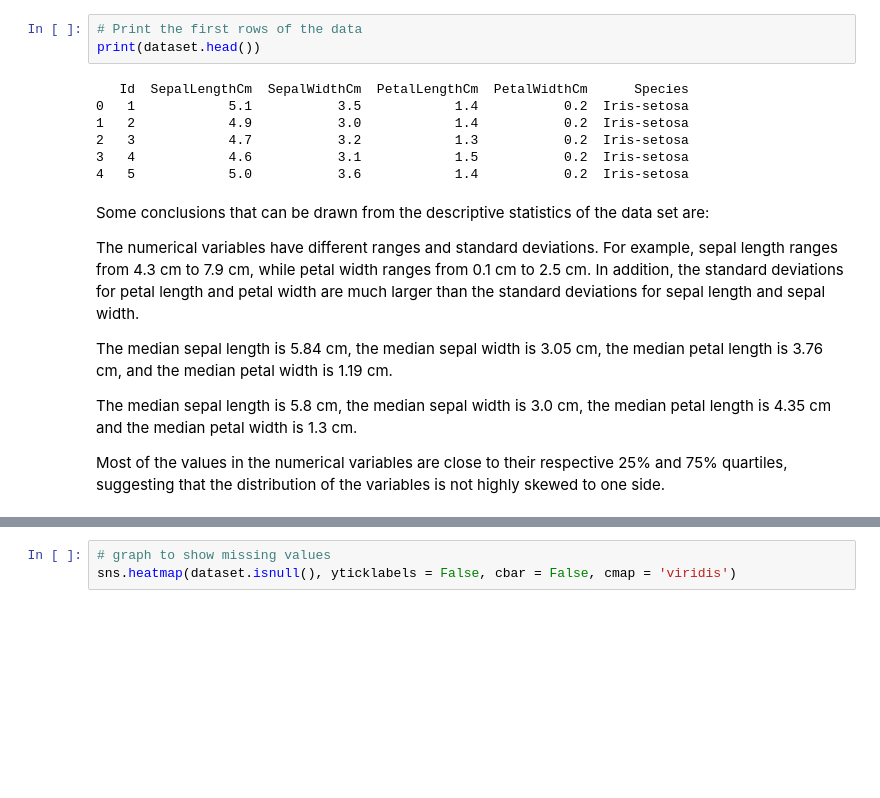
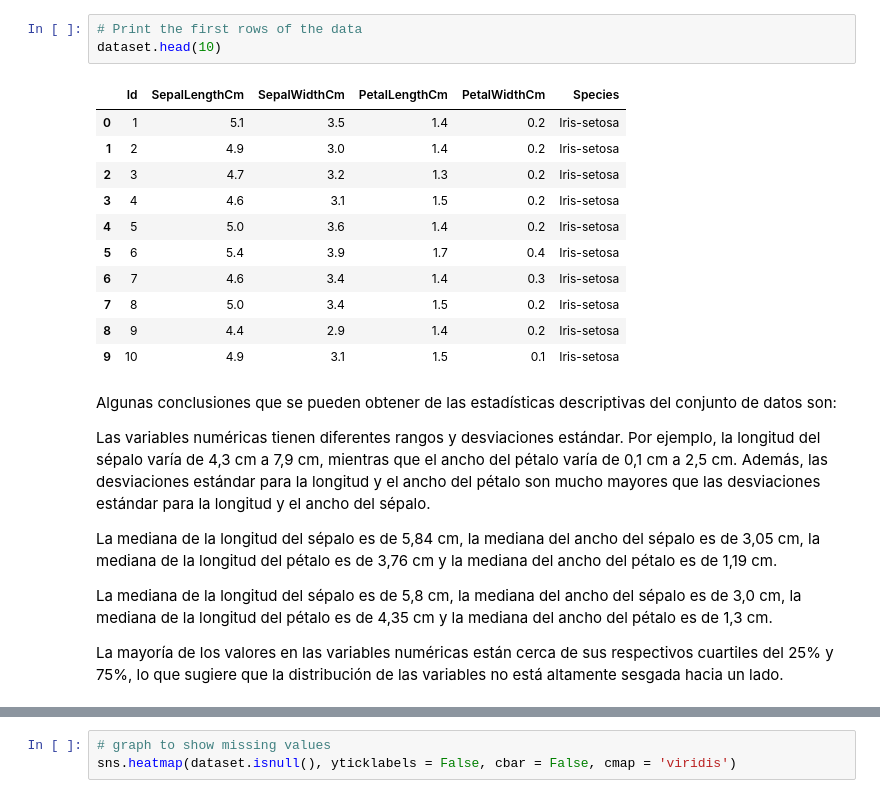
Before and after one commit to 20Candy/Hoja5-Mineria, a Jupyter notebook: Model_summary.ipynb, the cells around one changed output, grey strips where cells are left out. Cells and saved outputs as stored; diff of their text form; blank space fills up the shorter version.

```diff
--- a/Model_summary.ipynb
+++ b/Model_summary.ipynb
@@ -71,22 +70,27 @@ In summary, all numerical variables measure different dimensions of Iris flower
 # %%
 # Print the first rows of the data
-print(dataset.head())
+dataset.head(10)
 # %% [output]
-   Id  SepalLengthCm  SepalWidthCm  PetalLengthCm  PetalWidthCm      Species
-0   1            5.1           3.5            1.4           0.2  Iris-setosa
-1   2            4.9           3.0            1.4           0.2  Iris-setosa
-2   3            4.7           3.2            1.3           0.2  Iris-setosa
-3   4            4.6           3.1            1.5           0.2  Iris-setosa
-4   5            5.0           3.6            1.4           0.2  Iris-setosa
+|  | Id | SepalLengthCm | SepalWidthCm | PetalLengthCm | PetalWidthCm | Species |
+| 0 | 1 | 5.1 | 3.5 | 1.4 | 0.2 | Iris-setosa |
+| 1 | 2 | 4.9 | 3.0 | 1.4 | 0.2 | Iris-setosa |
+| 2 | 3 | 4.7 | 3.2 | 1.3 | 0.2 | Iris-setosa |
+| 3 | 4 | 4.6 | 3.1 | 1.5 | 0.2 | Iris-setosa |
+| 4 | 5 | 5.0 | 3.6 | 1.4 | 0.2 | Iris-setosa |
+| 5 | 6 | 5.4 | 3.9 | 1.7 | 0.4 | Iris-setosa |
+| 6 | 7 | 4.6 | 3.4 | 1.4 | 0.3 | Iris-setosa |
+| 7 | 8 | 5.0 | 3.4 | 1.5 | 0.2 | Iris-setosa |
+| 8 | 9 | 4.4 | 2.9 | 1.4 | 0.2 | Iris-setosa |
+| 9 | 10 | 4.9 | 3.1 | 1.5 | 0.1 | Iris-setosa |
-# %% [markdown]
-Some conclusions that can be drawn from the descriptive statistics of the data set are:
-
-The numerical variables have different ranges and standard deviations. For example, sepal length ranges from 4.3 cm to 7.9 cm, while petal width ranges from 0.1 cm to 2.5 cm. In addition, the standard deviations for petal length and petal width are much larger than the standard deviations for sepal length and sepal width.
-
-The median sepal length is 5.84 cm, the median sepal width is 3.05 cm, the median petal length is 3.76 cm, and the median petal width is 1.19 cm.
-
-The median sepal length is 5.8 cm, the median sepal width is 3.0 cm, the median petal length is 4.35 cm and the median petal width is 1.3 cm.
-
-Most of the values in the numerical variables are close to their respective 25% and 75% quartiles, suggesting that the distribution of the variables is not highly skewed to one side.
+# %% [markdown]
+Algunas conclusiones que se pueden obtener de las estadísticas descriptivas del conjunto de datos son:
+
+Las variables numéricas tienen diferentes rangos y desviaciones estándar. Por ejemplo, la longitud del sépalo varía de 4,3 cm a 7,9 cm, mientras que el ancho del pétalo varía de 0,1 cm a 2,5 cm. Además, las desviaciones estándar para la longitud y el ancho del pétalo son mucho mayores que las desviaciones estándar para la longitud y el ancho del sépalo.
+
+La mediana de la longitud del sépalo es de 5,84 cm, la mediana del ancho del sépalo es de 3,05 cm, la mediana de la longitud del pétalo es de 3,76 cm y la mediana del ancho del pétalo es de 1,19 cm.
+
+La mediana de la longitud del sépalo es de 5,8 cm, la mediana del ancho del sépalo es de 3,0 cm, la mediana de la longitud del pétalo es de 4,35 cm y la mediana del ancho del pétalo es de 1,3 cm.
+
+La mayoría de los valores en las variables numéricas están cerca de sus respectivos cuartiles del 25% y 75%, lo que sugiere que la distribución de las variables no está altamente sesgada hacia un lado.
 # %%
 # Describe some basic statistics about the data
```
Also changed, not shown: parts of 36 cells of this notebook.
